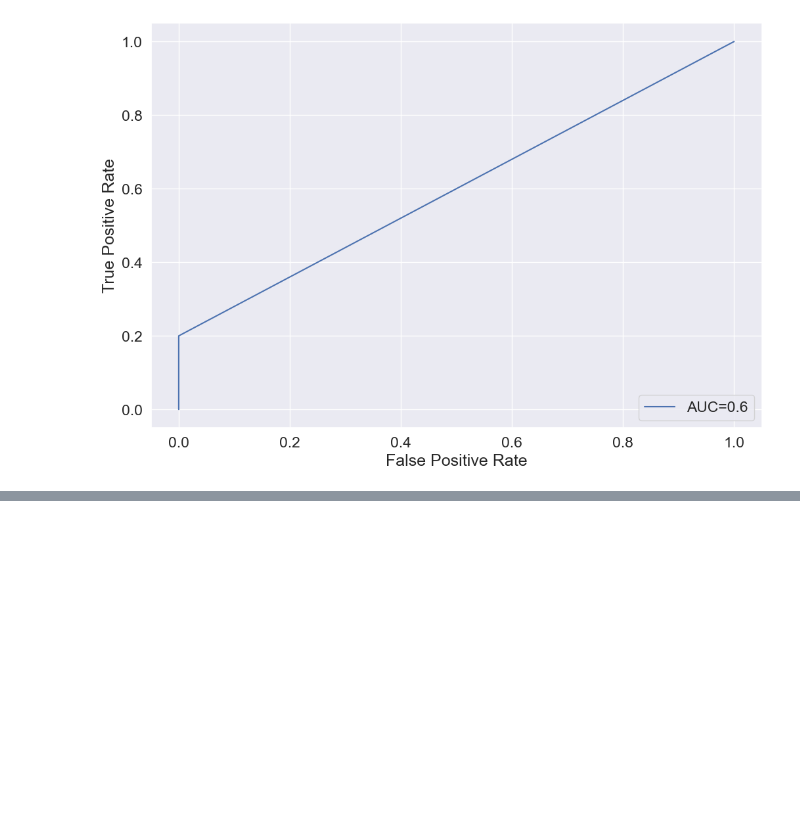
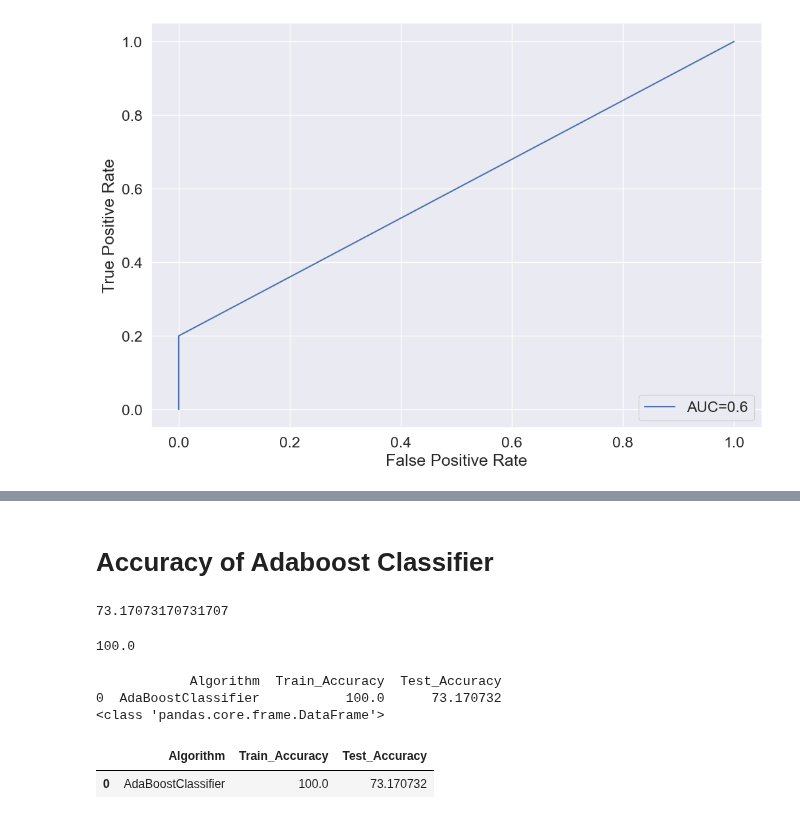
Before and after one commit to n8fury/MVP_Predictor-T20_Mens_Worldcup_2022, a Jupyter notebook: Notebooks/models.ipynb, the cells around one changed output, grey strips where cells are left out. Cells and saved outputs as stored; diff of their text form; code cells hidden in the pictures; blank space fills up the shorter version.

```diff
--- a/Notebooks/models.ipynb
+++ b/Notebooks/models.ipynb
@@ -578,0 +613,31 @@ plt.show()
+# %% [markdown]
+# Accuracy of Adaboost Classifier
+# %%
+adb_acc = accuracy_score(y_test, y_pred_adb)*100
+adb_acc
+# %% [output]
+73.17073170731707
+# %%
+y_predtrain_lr = adb.predict(x_train_scaled)
+adb_train_acc = accuracy_score(y_train, y_predtrain_lr)*100
+adb_train_acc
+# %% [output]
+100.0
+# %%
+tempResults = pd.DataFrame({'Algorithm': ['AdaBoostClassifier'], 'Train_Accuracy': [
+                           adb_train_acc], 'Test_Accuracy': [adb_acc]})
+print(tempResults)
+
+results = pd.DataFrame()
+print(type(results))
+
+results = pd.concat([results, tempResults])
+
+results = results[['Algorithm', 'Train_Accuracy', 'Test_Accuracy']]
+results
+# %% [output]
+            Algorithm  Train_Accuracy  Test_Accuracy
+0  AdaBoostClassifier           100.0      73.170732
+<class 'pandas.core.frame.DataFrame'>
+|  | Algorithm | Train_Accuracy | Test_Accuracy |
+| 0 | AdaBoostClassifier | 100.0 | 73.170732 |
```
Also changed, not shown: parts of 9 cells of this notebook.
